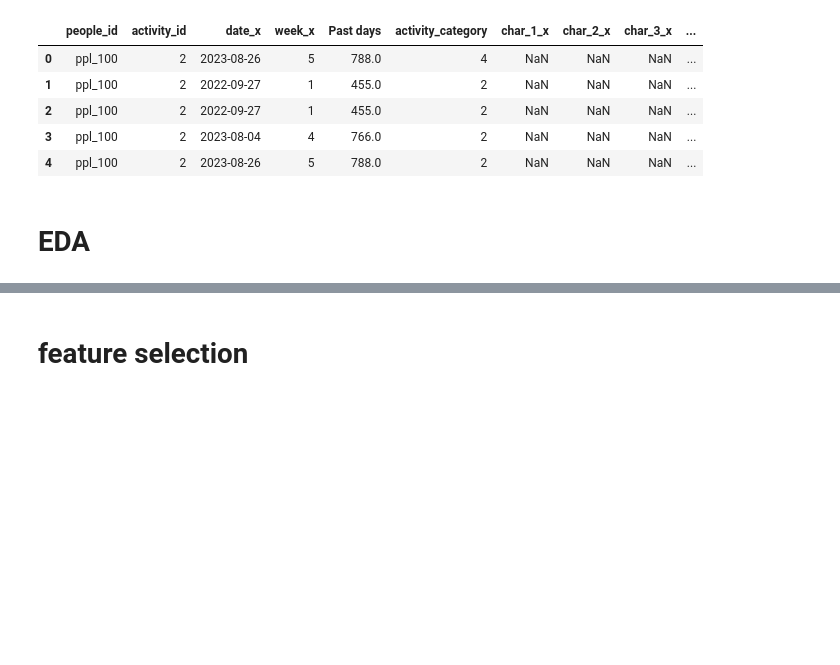
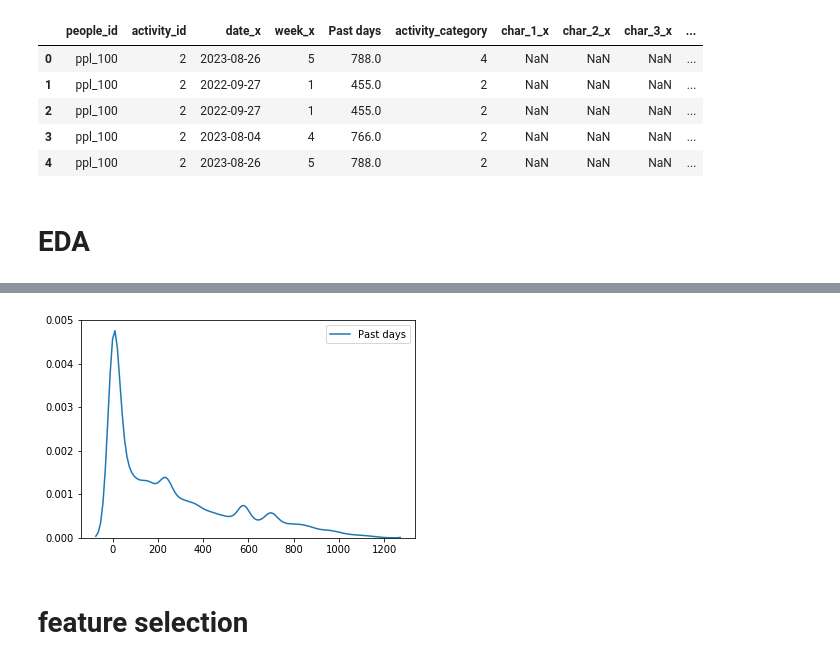
Before and after one commit to sooooner/dss_team_project_ML, a Jupyter notebook: red_hat/sooner.ipynb, the cells around one changed output, grey strips where cells are left out. Drawn from its saved outputs; the diff is of its cells as text; code cells hidden in the pictures; blank space fills up the shorter version.

```diff
--- a/red_hat/sooner.ipynb
+++ b/red_hat/sooner.ipynb
@@ -122,3 +169,8 @@ plt.show()
+# %%
+sns.kdeplot(df_sample['Past days'])
+plt.show()
+# %% [output]
+[figure, added]
 # %% [markdown]
 # feature selection
 # %% [markdown]
```
Also changed, not shown: parts of 8 cells of this notebook.
